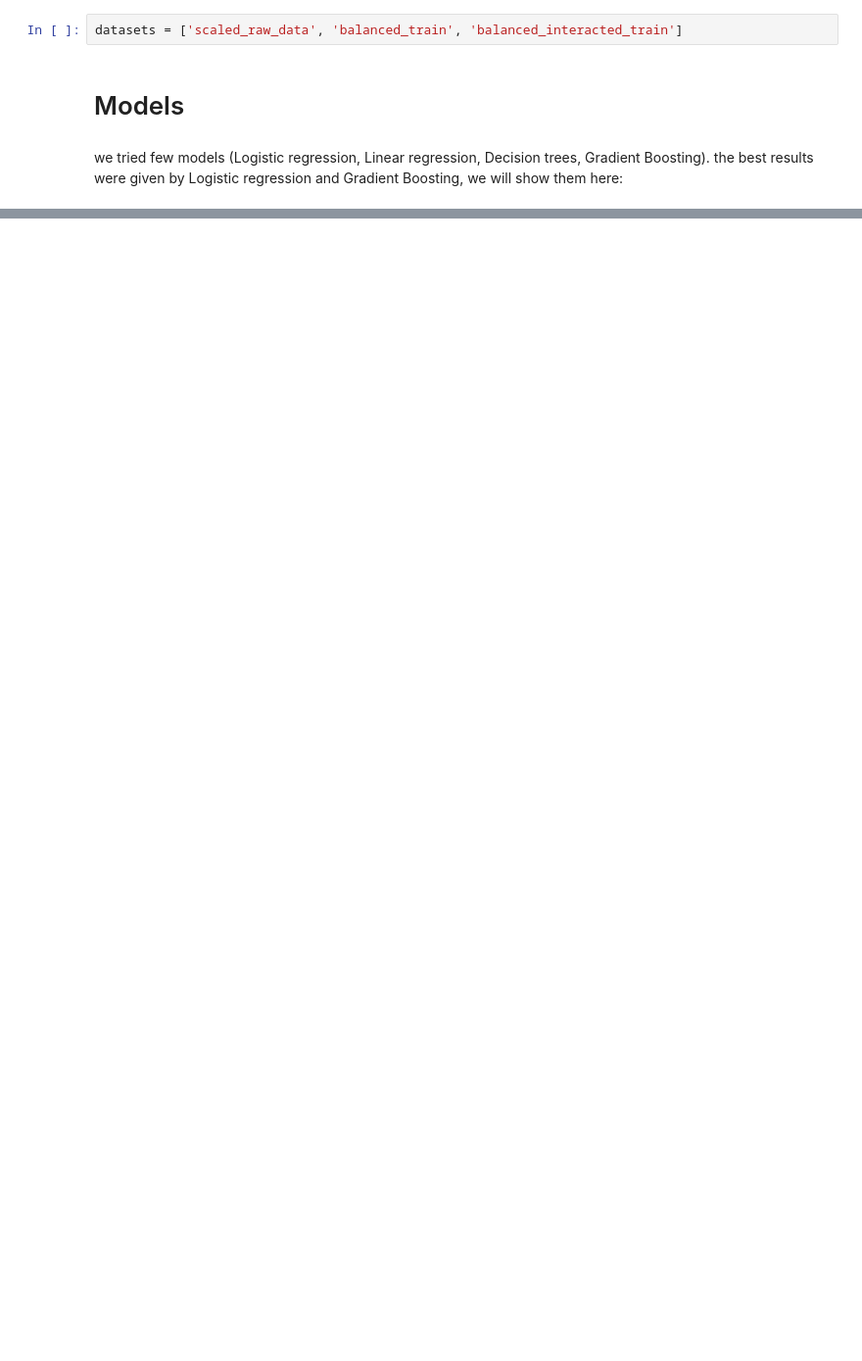
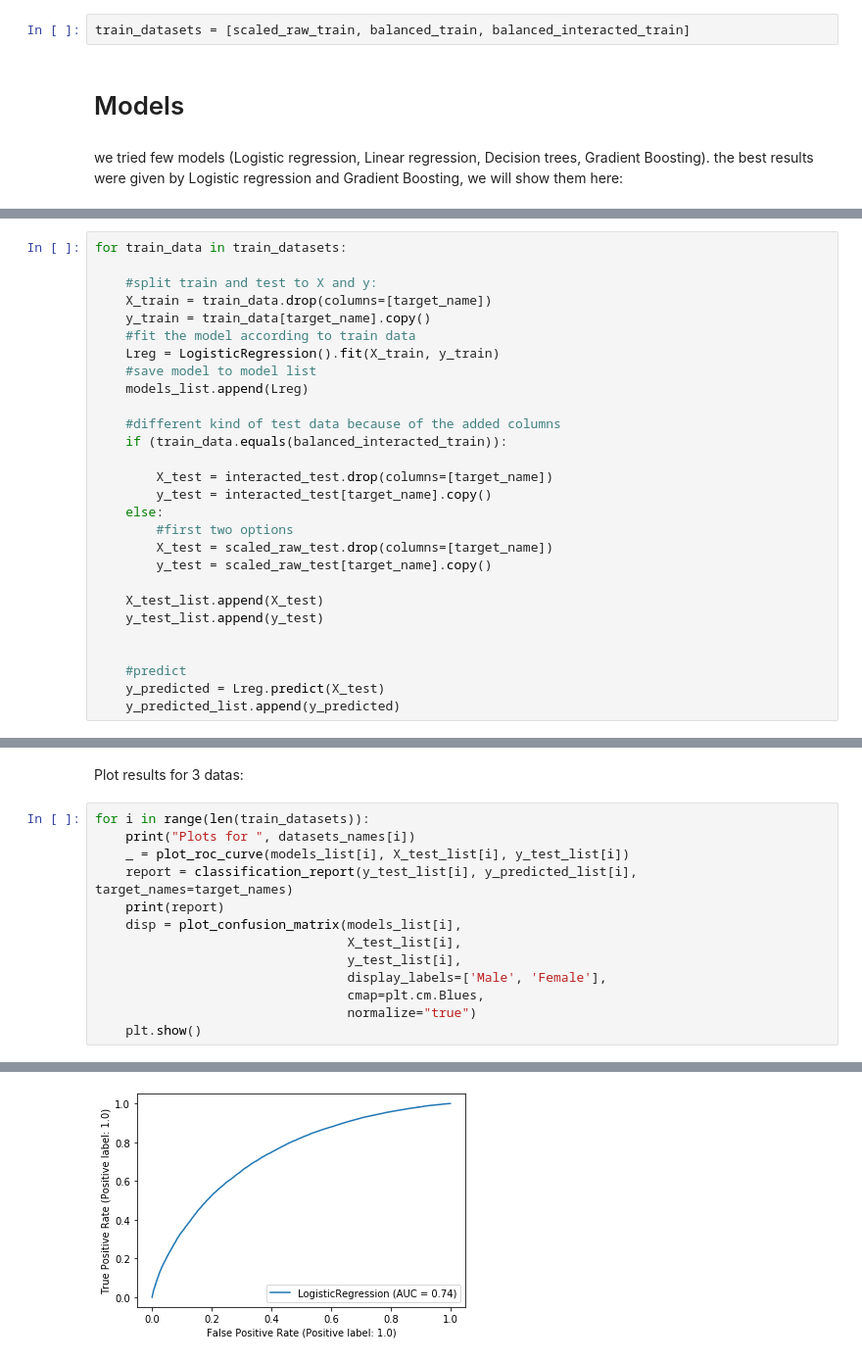
Before and after one commit to efratkohen/Big_five, a Jupyter notebook: final-draft.ipynb, the cells around one changed output, grey strips where cells are left out. Shown at 98% size. Cells and saved outputs as stored; diff of their text form; blank space fills up the shorter version.

```diff
--- a/final-draft.ipynb
+++ b/final-draft.ipynb
@@ -382,7 +401,7 @@ hide_toggle('Kmeans')
 # %% [output]
 [interactive output not drawn]
 # %%
-datasets = ['scaled_raw_data', 'balanced_train', 'balanced_interacted_train']
+train_datasets = [scaled_raw_train, balanced_train, balanced_interacted_train]
 # %% [markdown]
 # Models
 # %% [markdown]
@@ -395,0 +422,28 @@ SyntaxError: unexpected EOF while parsing (<ipython-input-37-13f667e8ce71>, line
+# %%
+for train_data in train_datasets:
+
+    #split train and test to X and y:
+    X_train = train_data.drop(columns=[target_name])
+    y_train = train_data[target_name].copy()
+    #fit the model according to train data
+    Lreg = LogisticRegression().fit(X_train, y_train)
+    #save model to model list
+    models_list.append(Lreg)
+
+    #different kind of test data because of the added columns
+    if (train_data.equals(balanced_interacted_train)):
+
+        X_test = interacted_test.drop(columns=[target_name])
+        y_test = interacted_test[target_name].copy()
+    else:
+        #first two options
+        X_test = scaled_raw_test.drop(columns=[target_name])
+        y_test = scaled_raw_test[target_name].copy()
+
+    X_test_list.append(X_test)
+    y_test_list.append(y_test)
+
+
+    #predict
+    y_predicted = Lreg.predict(X_test)
+    y_predicted_list.append(y_predicted)
@@ -395,0 +468,16 @@ SyntaxError: unexpected EOF while parsing (<ipython-input-37-13f667e8ce71>, line
+# %% [markdown]
+Plot results for 3 datas:
+# %%
+for i in range(len(train_datasets)):
+    print("Plots for ", datasets_names[i])
+    _ = plot_roc_curve(models_list[i], X_test_list[i], y_test_list[i])
+    report = classification_report(y_test_list[i], y_predicted_list[i], target_names=target_names)
+    print(report)
+    disp = plot_confusion_matrix(models_list[i],
+                                 X_test_list[i],
+                                 y_test_list[i],
+                                 display_labels=['Male', 'Female'],
+                                 cmap=plt.cm.Blues,
+                                 normalize="true")
+    plt.show()
+# %% [output]
@@ -395,0 +493 @@ SyntaxError: unexpected EOF while parsing (<ipython-input-37-13f667e8ce71>, line
+[figure, added]
```
Also changed, not shown: parts of 29 cells of this notebook.
